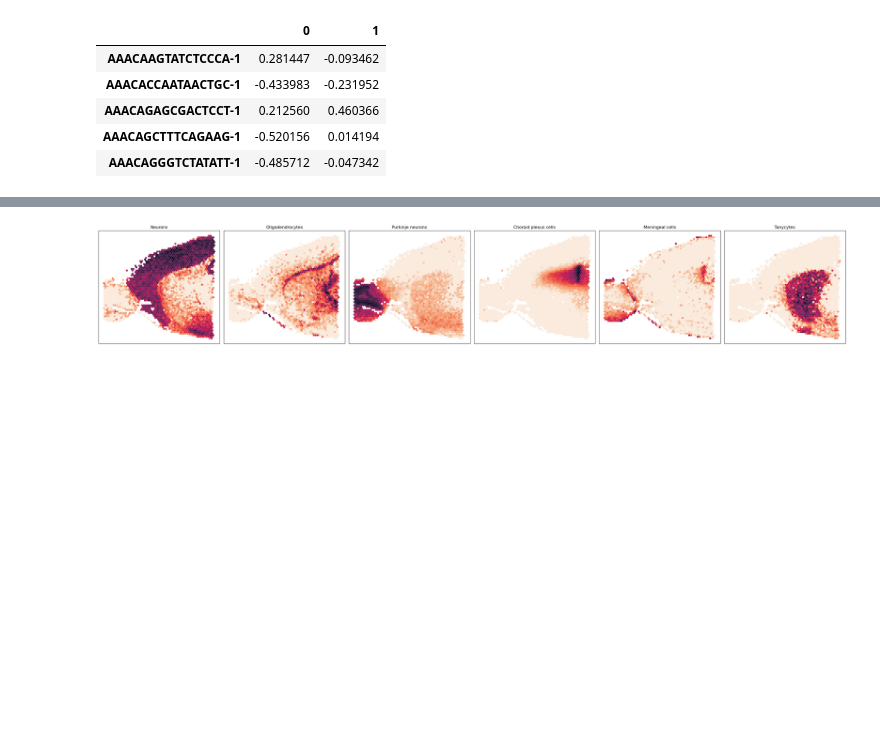
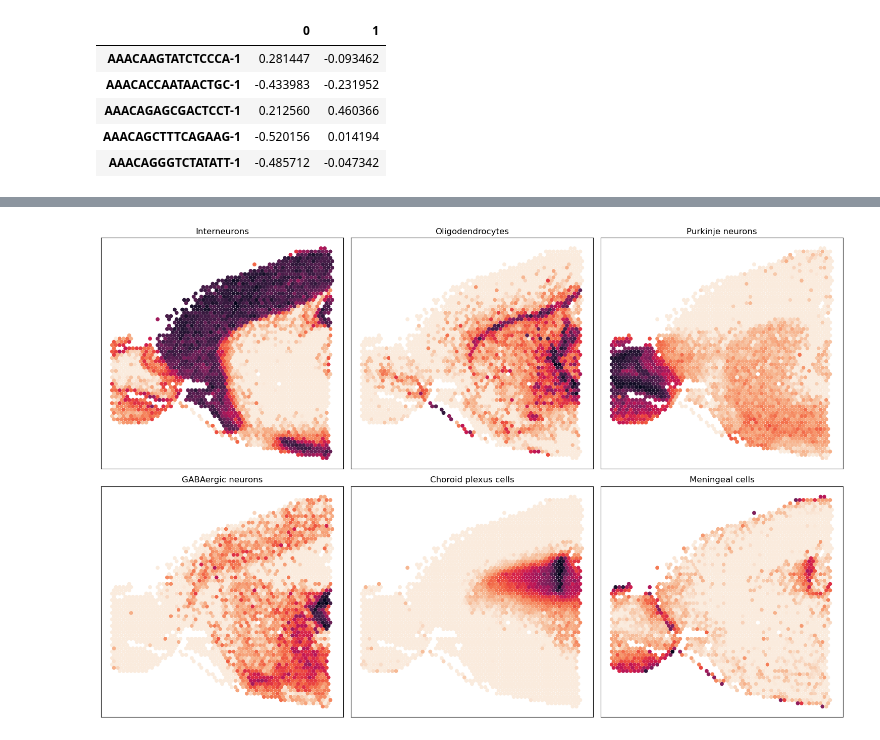
Before and after one commit to bioFAM/mofaflex-analysis, a Jupyter notebook: comparison_mefisto_visium/analysis_informed.ipynb, the cells around one changed output, grey strips where cells are left out. Saved outputs shown, nothing was run; the diff lists cells and outputs as text; code cells hidden in the pictures; blank space fills up the shorter version.

```diff
--- a/comparison_mefisto_visium/analysis_informed.ipynb
+++ b/comparison_mefisto_visium/analysis_informed.ipynb
@@ -129,7 +129,7 @@ data_opts = DataOptions(
 )
 # %%
 model_opts = ModelOptions(
-    n_factors=3,
+    n_factors=1,
     weight_prior={"view_1": "Horseshoe"},
     factor_prior={"group_1" : "GP"},
     likelihoods="Normal",
@@ -165,7 +165,7 @@ smooth_opts = SmoothOptions(
     warp_reference_group=None
 )
 # %%
-model = CORE()
+model = PRISMO()
 model.fit(
     {"group_1": {"view_1": adata}},
     data_opts,
@@ -232,30 +250,15 @@ relevant_factors = model.factor_names.tolist()[:24]
 # %%
 relevant_factors = [
-    # 'Factor 2',
-    # 'Factor 3',
     # 'Factor 1',
+    'Interneurons',
     # 'Neuroendocrine cells',
-    # 'Interneurons',
-    'Neurons',
+    # 'Neurons',
     'Oligodendrocytes',
+    # 'Schwann cells',
     'Purkinje neurons',
-    # 'Schwann cells',
-    # 'GABAergic neurons',
+    'GABAergic neurons',
+    # 'Astrocytes',
     # 'Cajal-Retzius cells',
-    # 'Astrocytes',
     'Choroid plexus cells',
-    'Meningeal cells',
-    # 'Retinal ganglion cells',
-    'Tanycytes',
-    # 'Oligodendrocyte progenitor cells',
-    # 'Bergmann glia',
-    # 'Satellite glial cells',
-    # 'Microglia',
-    # 'Pyramidal cells',
-    # 'Ependymal cells',
-    # 'Trigeminal neurons',
-    # 'Neural stem/precursor cells',
-    # 'Neuroblasts',
-    # 'Dopaminergic neurons',
-    # 'Immature neurons'
+    'Meningeal cells'
 ]
@@ -264,32 +265,32 @@ relevant_factors = [
 # %%
-ncols = 6
+ncols = 3
 nrows = ((len(relevant_factors) + ncols - 1) // ncols)
 fig, axs = plt.subplots(nrows, ncols, sharex=True, sharey=True, figsize=(ncols * 5, nrows * 5), squeeze=False)
 for i, rf in enumerate(relevant_factors):
     ax = sns.scatterplot(
         pd.concat([z_df, cov_df], axis=1),
         # pd.concat([model.data["group_1"]["view_1"].to_df(), cov_df], axis=1),
         x=0,
         y=1,
         hue=rf,
         s=32,
         palette=sns.color_palette("rocket_r", as_cmap=True),
         ax=axs[i // ncols, i % ncols],
         linewidth=0.0,
         alpha = 1.0,
         rasterized=True,
         legend=False
     )
     # sns.move_legend(ax, "upper left", bbox_to_anchor=(1, 1))
     ax.set_title(rf)
     ax.set(xlabel=None)
     ax.set(ylabel=None)
     # ax.set_xticks(ticks=[], labels=[])
     # ax.set_yticks(ticks=[], labels=[])
 
 plt.xticks(ticks=[], labels=[])
 plt.yticks(ticks=[], labels=[])
 fig.tight_layout()
 plt.show()
 # %% [output]
-[figure, old version]
+[figure, new version]
```
Also changed, not shown: parts of 17 cells of this notebook.
